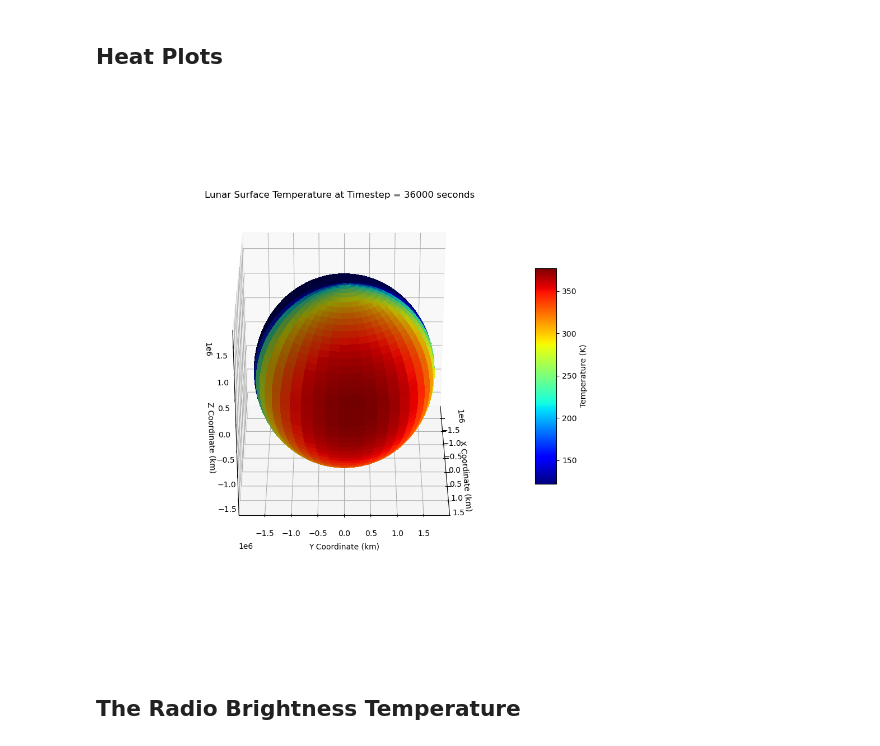
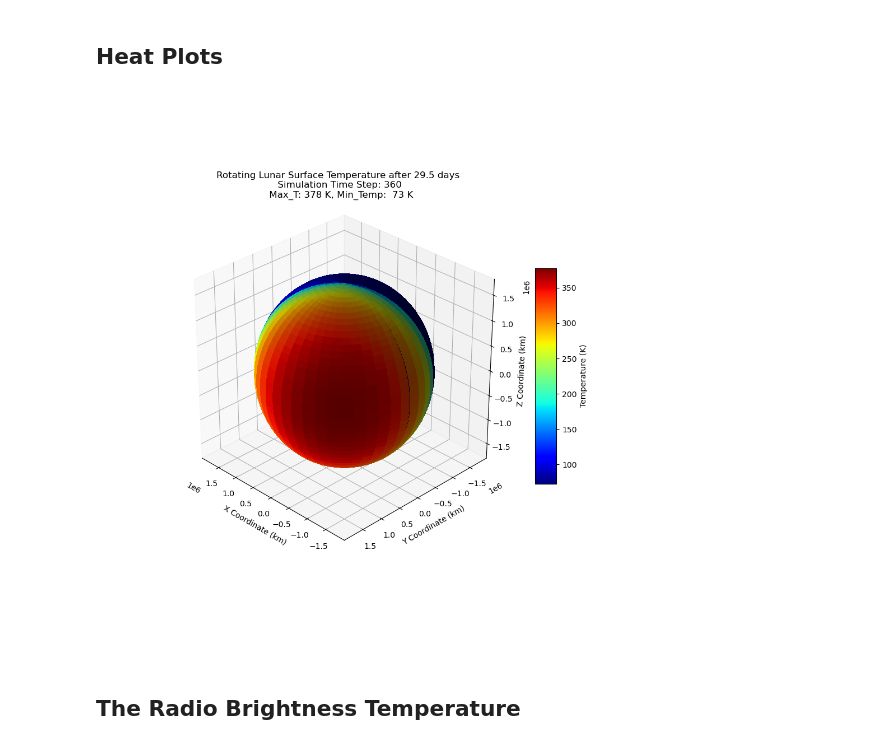
Before and after one commit to sheakes/lunar-temperature-brightness-model, a Jupyter notebook: moon_brightness_temp_sim_v5-full_phase_heat_plots.ipynb, the cells around one changed output. Saved outputs shown, nothing was run; the diff lists cells and outputs as text; code cells hidden in the pictures.

Commit message:
adding new heatmap images

```diff
--- a/moon_brightness_temp_sim_v5-full_phase_heat_plots.ipynb
+++ b/moon_brightness_temp_sim_v5-full_phase_heat_plots.ipynb
@@ -505,8 +505,8 @@ def heat_transfer_model_func(heat_transfer_array, W_0, albedo, T_const, BasCap,
 
     phase = 0
 
-    # for second in tqdm(range(0, model_run_time, delta_t)): # range(start,stop,step)
-    for second in range(0, model_run_time, delta_t): # range(start,stop,step) No tqdm package installed in this env
+    for second in tqdm(range(0, int(model_run_time), delta_t)): # range(start,stop,step)
+    # for second in range(0, model_run_time, delta_t): # range(start,stop,step) No tqdm package installed in this env
 
 
         # Step 1: Initialize Thermal Capacitance
@@ -573,9 +573,10 @@ BasCap = 670.0 #Basalt thermal capacity in J Kg-1.K-1
 rho = 1500 # Lunar regolith density in Kg.m-3
 BasCond = 7.4e-4 # Basalt thermal conductivity (W/m·K)
 
+
 tau = 0.01 # tau is the thickness of the slice (meters)
-delta_t = 60 # time over which each loop calculation is preformed
-model_run_time = 86400 # simulation run time in seconds
+delta_t = 360 # time over which each loop calculation is preformed
+model_run_time = 2548800 # simulation run time in seconds
 
 # run the function
 heat_transfer_array = heat_transfer_model_func(heat_transfer_array, W_0, albedo, T_const, BasCap, area_of_facets, tau, rho, delta_t, model_run_time)
@@ -611,37 +630,37 @@ cmap = cm.jet
 # Create figure
 fig = plt.figure(figsize=(10, 10))
 ax = fig.add_subplot(111, projection='3d')
 
 ax.set_aspect(aspect = 'equal')
 
 # Surface plot with correct color mapping
 surf = ax.plot_surface(x, y, z, facecolors=cmap(norm(temp_surface)), linewidth=0, antialiased=False)
 
 # Create a ScalarMappable for the colorbar
 mappable = cm.ScalarMappable(norm=norm, cmap=cmap)
 mappable.set_array([])  # Empty array because plot_surface uses facecolors
 
 # Add colorbar
 cbar = fig.colorbar(mappable, ax=ax, shrink=0.5, aspect=10)
 cbar.set_label('Temperature (K)')
 
 # Labels and title
 ax.set_xlabel('X Coordinate (km)')
 ax.set_ylabel('Y Coordinate (km)')
 ax.set_zlabel('Z Coordinate (km)')
-ax.set_title(f'Lunar Surface Temperature at Timestep = {model_run_time} seconds')
+ax.set_title(f'Rotating Lunar Surface Temperature after 29.5 days \n Simulation Time Step: {delta_t} \n Max_T: {max_temp:3.0f} K, Min_Temp: {min_temp:3.0f} K')
 # ax.set_title(f'Lunar Surface Temperature at Timestep = {(timestep_to_plot) * 60} seconds')
 
 
 # Adjust view angle for better visibility
-ax.view_init(elev=30, azim=0)
+ax.view_init(elev=30, azim=135)
 
 plt.savefig(f"Lunar Surface Temperature Heatmap at Timestep = {model_run_time} seconds.png")
-
+#
 
 plt.show()
 # %% [output]
-[figure, old version]
+[figure, new version]
 # %% [markdown]
 ## The Radio Brightness Temperature
 # %%
```
Also changed, not shown: parts of 7 cells of this notebook, 3 other files.
